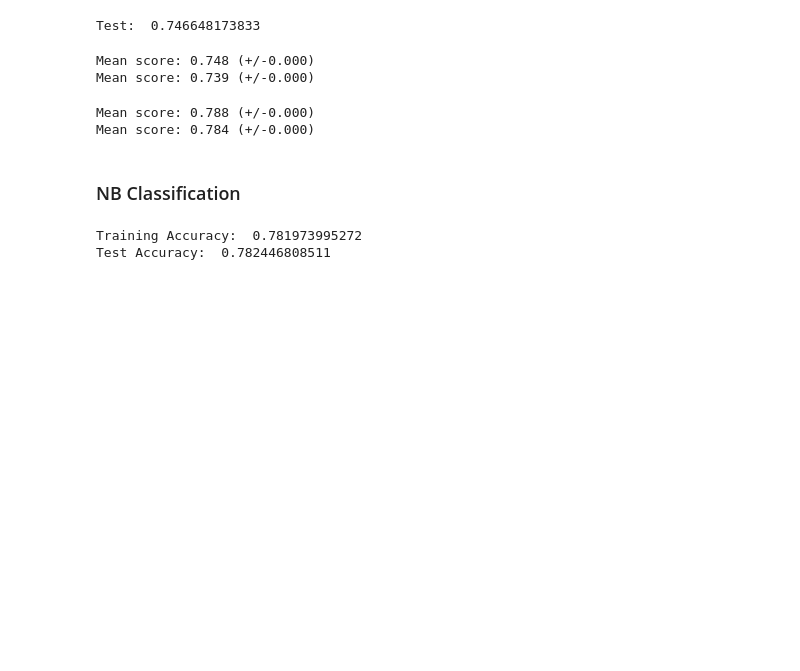
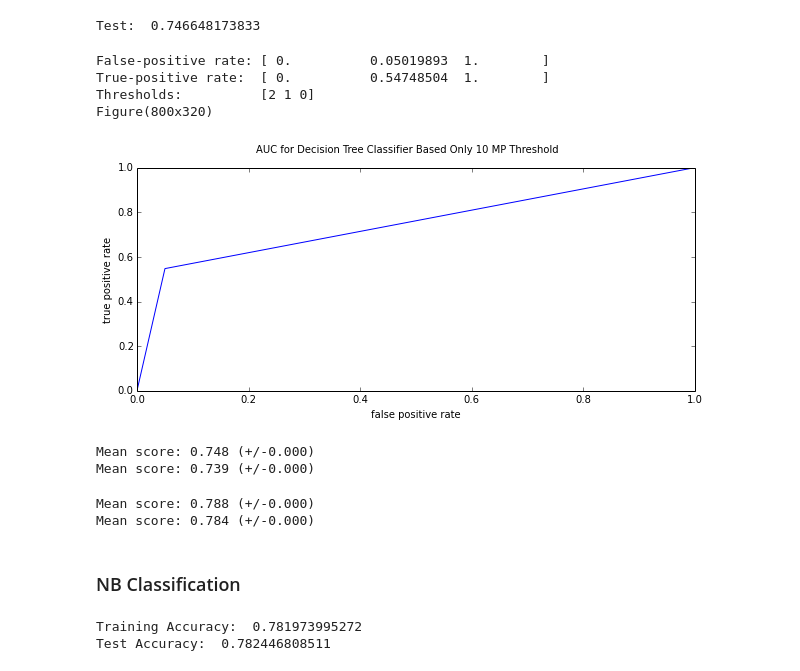
Before and after one commit to datadave/GADS9-NYC-Spring2014-Students, a Jupyter notebook: lab_submissions/project02/csheehan/project02.ipynb, the cells around one changed output. Drawn from its saved outputs; the diff is of its cells as text; code cells hidden in the pictures; blank space fills up the shorter version.

```diff
--- a/lab_submissions/project02/csheehan/project02.ipynb
+++ b/lab_submissions/project02/csheehan/project02.ipynb
@@ -803,6 +822,29 @@ Training:  0.863285238196
 print "Test: ",measure_performance(X_test_minLimit, y_test_minLimit, tree_fit)
 # %% [output]
 Test:  0.746648173833
+# %%
+fig = plt.figure()
+fig.set_figwidth(10)
+fig.suptitle('AUC for Decision Tree Classifier Based Only 10 MP Threshold')
+
+fpr, tpr, thresholds = metrics.roc_curve(y_train_minLimit,tree_clf.predict(X_train_minLimit))
+ax2 = plt.subplot(1, 1,1)
+ax2.set_xlabel('false positive rate')
+ax2.set_ylabel('true positive rate')
+ax2.plot(fpr, tpr)
+
+
+print "False-positive rate:", fpr
+print "True-positive rate: ", tpr
+print "Thresholds:         ", thresholds
+
+print fig
+# %% [output]
+False-positive rate: [ 0.          0.05019893  1.        ]
+True-positive rate:  [ 0.          0.54748504  1.        ]
+Thresholds:          [2 1 0]
+Figure(800x320)
+[figure, added]
 # %%
 kfold_cv(X_train_minLimit, y_train_minLimit, tree_clf,10)
 kfold_cv(X_test_minLimit, y_test_minLimit, tree_clf,10)
```
Also changed, not shown: parts of 24 cells of this notebook.
